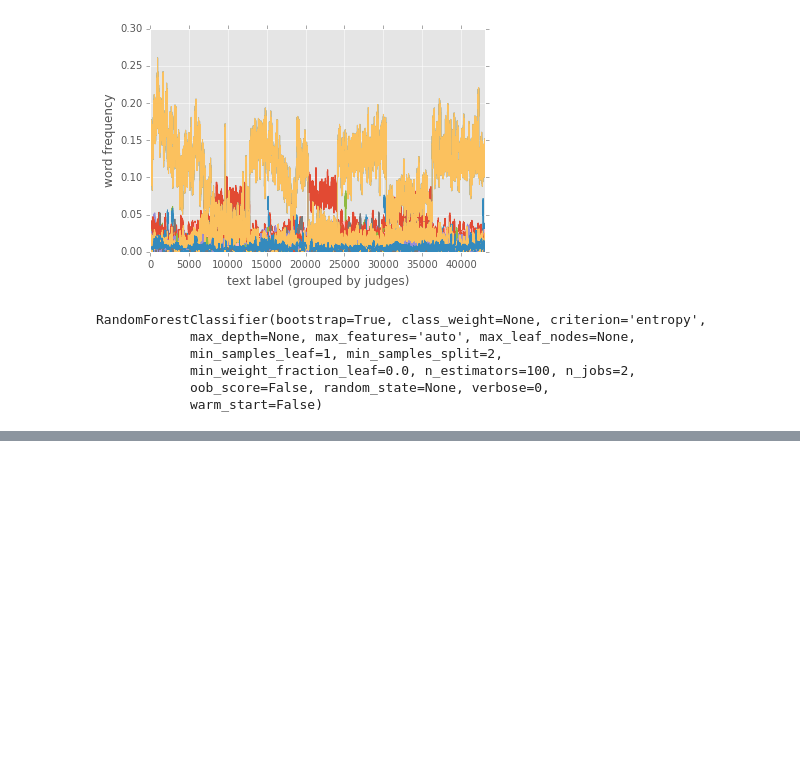
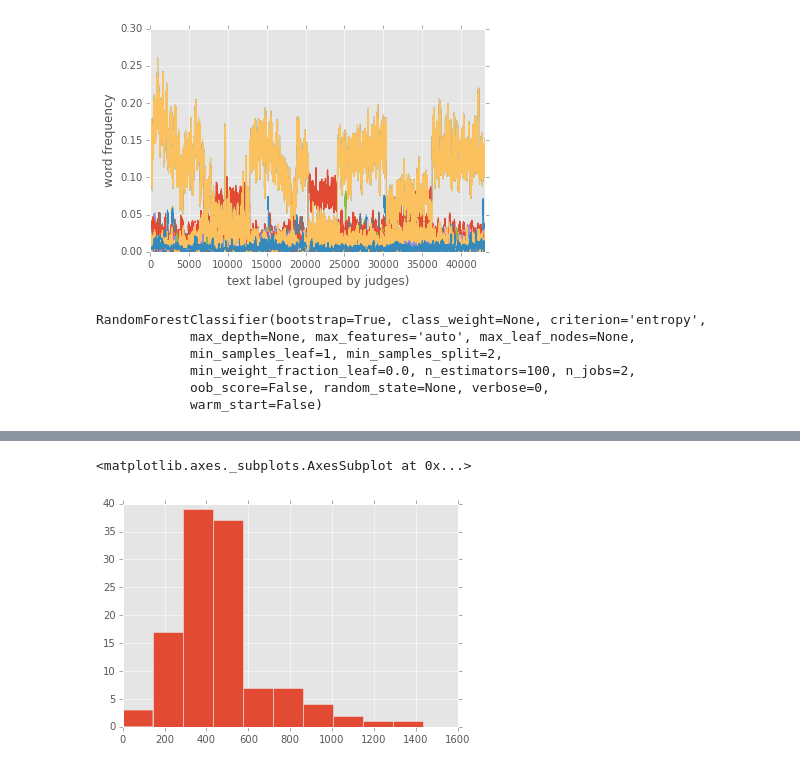
Before and after one commit to ldes89150/Linguistic_Analysis_Final_Project, a Jupyter notebook: ml_predict.ipynb, the cells around one changed output, grey strips where cells are left out. Saved outputs shown, nothing was run; the diff lists cells and outputs as text; code cells hidden in the pictures; blank space fills up the shorter version.

```diff
--- a/ml_predict.ipynb
+++ b/ml_predict.ipynb
@@ -74,0 +99,5 @@ predict_proba.to_csv("predict_proba.csv", encoding="utf8")
+# %%
+test["total wc"].hist()
+# %% [output]
+<matplotlib.axes._subplots.AxesSubplot at 0x...>
+[figure, added]
```
Also changed, not shown: parts of 5 cells of this notebook.
